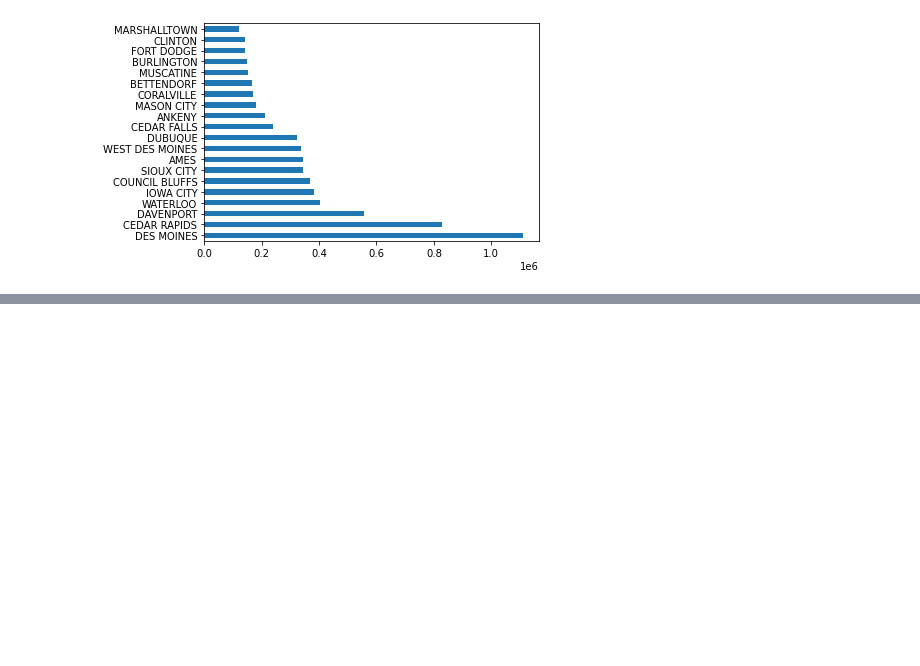
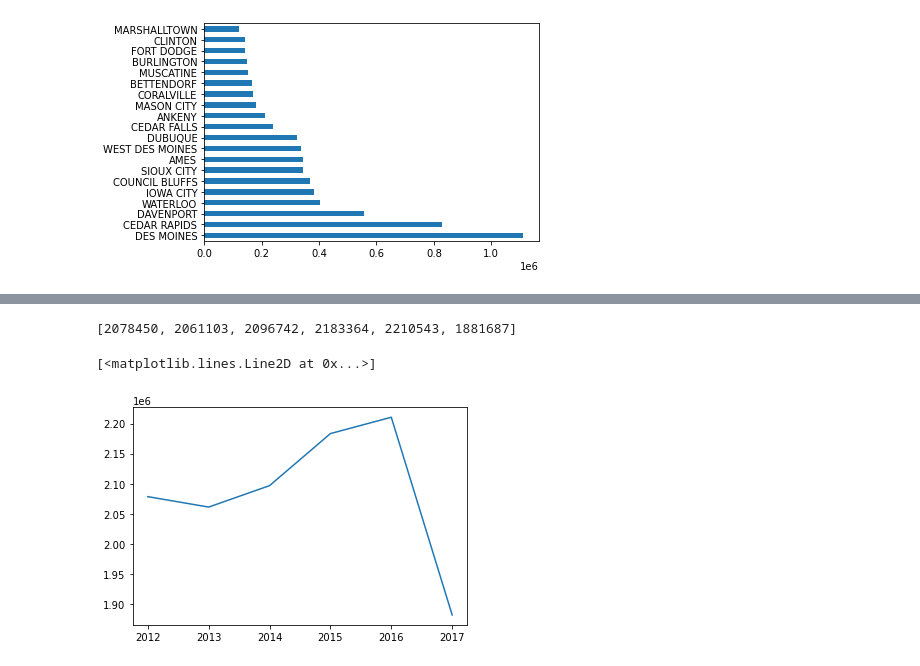
Before and after one commit to ajsalmeida/tesseract-team-future-projectliquor, a Jupyter notebook: notebooks/init.ipynb, the cells around one changed output, grey strips where cells are left out. Saved outputs shown, nothing was run; the diff lists cells and outputs as text; code cells hidden in the pictures; blank space fills up the shorter version.

```diff
--- a/notebooks/init.ipynb
+++ b/notebooks/init.ipynb
@@ -282,0 +243,17 @@ volume_per_month_2017.groupby(volume_per_month_2017.dt.month).count().plot.line(
+# %%
+year = [2012,2013,2014,2015,2016,2017]
+qtt = []
+qtt.append(len(year_2012.index))
+qtt.append(len(year_2013.index))
+qtt.append(len(year_2014.index))
+qtt.append(len(year_2015.index))
+qtt.append(len(year_2016.index))
+qtt.append(len(year_2017.index))
+qtt
+# %% [output]
+[2078450, 2061103, 2096742, 2183364, 2210543, 1881687]
+# %%
+plt.plot(year, qtt)
+# %% [output]
+[<matplotlib.lines.Line2D at 0x...>]
+[figure, added]
```
Also changed, not shown: parts of 44 cells of this notebook.
